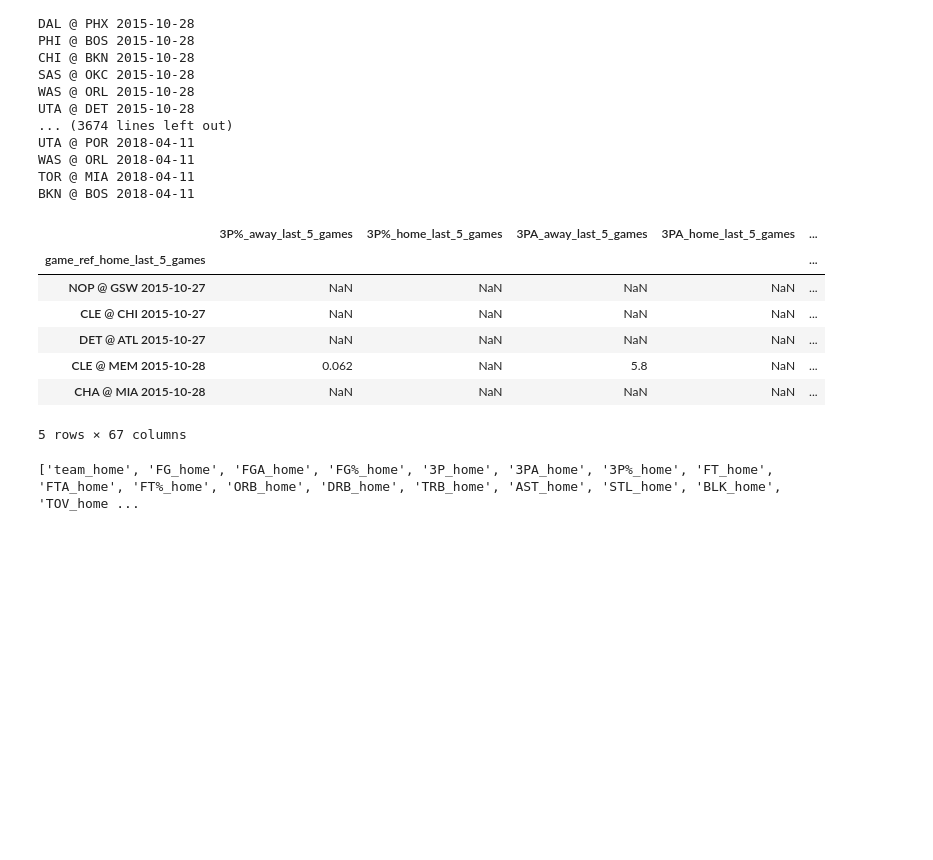
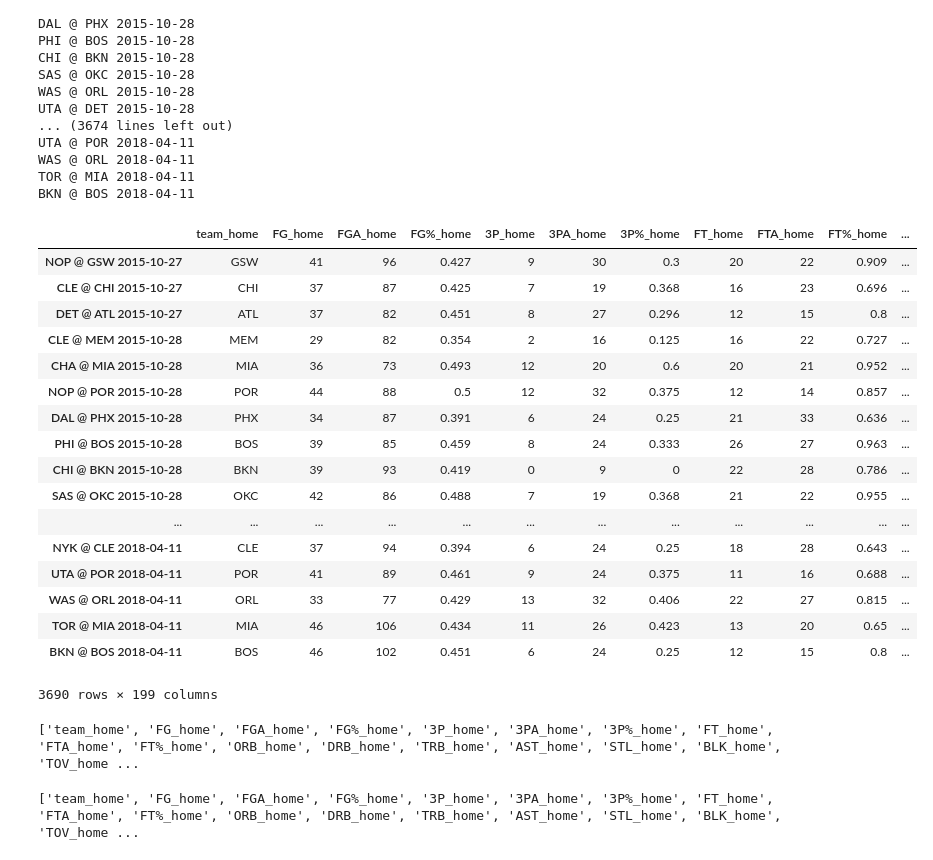
Before and after one commit to rafaelgasp/nba_games, a Jupyter notebook: Junta_DataFrames.ipynb, the cells around one changed output. Drawn from its saved outputs; the diff is of its cells as text; code cells hidden in the pictures; blank space fills up the shorter version.

```diff
--- a/Junta_DataFrames.ipynb
+++ b/Junta_DataFrames.ipynb
@@ -368,3 +356,33 @@ def get_last_games(df, data, team_name, n = 5, filter="all", verbose=False):
+# %%
+def get_avg_last_games(last_games, team_name, n = 5, rivals = False):
+
+    if(rivals == False):
+        last_games_home = last_games[last_games["team_home"] == team_name][home_columns].groupby(["team_home"]).sum()
+        last_games_away = last_games[last_games["team_away"] == team_name][away_columns].groupby(["team_away"]).sum()
+        last_games_home.columns = [x.replace("_home","") for x in last_games_home.columns]
+        last_games_away.columns = [x.replace("_away","") for x in last_games_away.columns]
+    else:
+        last_games_home = last_games[last_games["team_home"] != team_name][home_columns].drop("team_home", axis = 1).sum()
+        last_games_away = last_games[last_games["team_away"] != team_name][away_columns].drop("team_away", axis = 1).sum()
+        last_games_home.index = [x.replace("_home","_against") for x in last_games_home.index]
+        last_games_away.index = [x.replace("_away","_against") for x in last_games_away.index]
+
+    if(len(last_games_home) == 0):
+        if(rivals):
+            return (last_games_away/n).to_frame().transpose()
+        else:
+            return (last_games_away/n)
+
+    if(len(last_games_away) == 0):
+        if(rivals):
+            return(last_games_home/n).to_frame().transpose()
+        else:
+            return(last_games_home/n)
+
+    if(rivals):
+        return((last_games_home + last_games_away) / n).to_frame().transpose()
+    else:
+        return((last_games_home + last_games_away) / n)
 # %%
 teste = all_games[all_games["team_home"] == "ATL"]
 # %%
@@ -411,6 +441,7 @@ all_games.to_csv("all_games.csv")
 ### Gera a Base com as médias móveis por jogo
 # %%
 all_games = pd.read_csv("all_games.csv")
+all_games.drop(["+/-_home", "+/-_away", "MP_home"], axis=1, inplace=True)
 # %%
 all_games.set_index("game", inplace=True)
 # %%
@@ -460,17 +530,29 @@ TOR @ MIA 2018-04-11
 BKN @ BOS 2018-04-11
 # %%
 last_all_games = pd.concat(resp)
-# %%
-last_all_games.drop(["game_ref_away_last_5_games", "+/-_away_last_5_games", "+/-_home_last_5_games"], axis = 1, inplace=True)
 # %%
-last_all_games.head()
+last_all_games
 # %% [output]
-|  | 3P%_away_last_5_games | 3P%_home_last_5_games | 3PA_away_last_5_games | 3PA_home_last_5_games | ... |
-| game_ref_home_last_5_games |  |  |  |  | ... |
-| NOP @ GSW 2015-10-27 | NaN | NaN | NaN | NaN | ... |
-| CLE @ CHI 2015-10-27 | NaN | NaN | NaN | NaN | ... |
-| DET @ ATL 2015-10-27 | NaN | NaN | NaN | NaN | ... |
-| CLE @ MEM 2015-10-28 | 0.062 | NaN | 5.8 | NaN | ... |
-| CHA @ MIA 2015-10-28 | NaN | NaN | NaN | NaN | ... |
+|  | team_home | FG_home | FGA_home | FG%_home | 3P_home | 3PA_home | 3P%_home | FT_home | FTA_home | FT%_home | ... |
+| NOP @ GSW 2015-10-27 | GSW | 41 | 96 | 0.427 | 9 | 30 | 0.3 | 20 | 22 | 0.909 | ... |
+| CLE @ CHI 2015-10-27 | CHI | 37 | 87 | 0.425 | 7 | 19 | 0.368 | 16 | 23 | 0.696 | ... |
+| DET @ ATL 2015-10-27 | ATL | 37 | 82 | 0.451 | 8 | 27 | 0.296 | 12 | 15 | 0.8 | ... |
+| CLE @ MEM 2015-10-28 | MEM | 29 | 82 | 0.354 | 2 | 16 | 0.125 | 16 | 22 | 0.727 | ... |
+| CHA @ MIA 2015-10-28 | MIA | 36 | 73 | 0.493 | 12 | 20 | 0.6 | 20 | 21 | 0.952 | ... |
+| NOP @ POR 2015-10-28 | POR | 44 | 88 | 0.5 | 12 | 32 | 0.375 | 12 | 14 | 0.857 | ... |
+| DAL @ PHX 2015-10-28 | PHX | 34 | 87 | 0.391 | 6 | 24 | 0.25 | 21 | 33 | 0.636 | ... |
+| PHI @ BOS 2015-10-28 | BOS | 39 | 85 | 0.459 | 8 | 24 | 0.333 | 26 | 27 | 0.963 | ... |
+| CHI @ BKN 2015-10-28 | BKN | 39 | 93 | 0.419 | 0 | 9 | 0 | 22 | 28 | 0.786 | ... |
+| SAS @ OKC 2015-10-28 | OKC | 42 | 86 | 0.488 | 7 | 19 | 0.368 | 21 | 22 | 0.955 | ... |
+| ... | ... | ... | ... | ... | ... | ... | ... | ... | ... | ... | ... |
+| NYK @ CLE 2018-04-11 | CLE | 37 | 94 | 0.394 | 6 | 24 | 0.25 | 18 | 28 | 0.643 | ... |
+| UTA @ POR 2018-04-11 | POR | 41 | 89 | 0.461 | 9 | 24 | 0.375 | 11 | 16 | 0.688 | ... |
+| WAS @ ORL 2018-04-11 | ORL | 33 | 77 | 0.429 | 13 | 32 | 0.406 | 22 | 27 | 0.815 | ... |
+| TOR @ MIA 2018-04-11 | MIA | 46 | 106 | 0.434 | 11 | 26 | 0.423 | 13 | 20 | 0.65 | ... |
+| BKN @ BOS 2018-04-11 | BOS | 46 | 102 | 0.451 | 6 | 24 | 0.25 | 12 | 15 | 0.8 | ... |
-5 rows × 67 columns
+3690 rows × 199 columns
+# %%
+print(list(last_all_games.columns))
+# %% [output]
+['team_home', 'FG_home', 'FGA_home', 'FG%_home', '3P_home', '3PA_home', '3P%_home', 'FT_home', 'FTA_home', 'FT%_home', 'ORB_home', 'DRB_home', 'TRB_home', 'AST_home', 'STL_home', 'BLK_home', 'TOV_home ...
 # %%
```
Also changed, not shown: parts of 11 cells of this notebook, 3 other files.
